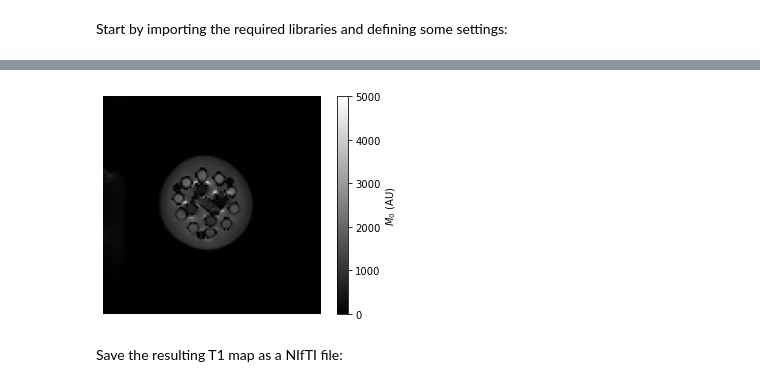
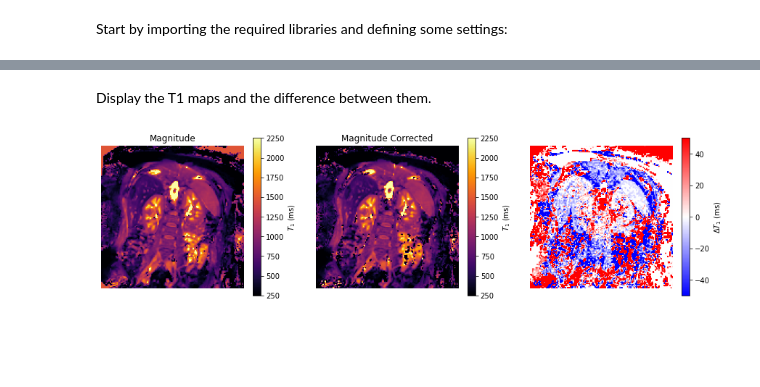
Before and after one commit to UKRIN-MAPS/ukat, a Jupyter notebook: tutorials/t1_calculation.ipynb, the cells around one changed output, grey strips where cells are left out. Cells and saved outputs as stored; diff of their text form; code cells hidden in the pictures; blank space fills up the shorter version.

```diff
--- a/tutorials/t1_calculation.ipynb
+++ b/tutorials/t1_calculation.ipynb
@@ -59,11 +57,0 @@ plt.show()
-# %%
-# Display the M0 map
-im = plt.imshow(t1_results.m0_map[..., 0], cmap='gray', clim=(0, 5000))
-cb = plt.colorbar(im)
-cb.set_label('$M_0$ (AU)')
-plt.axis('off')
-plt.show()
-# %% [output]
-[figure, removed]
-# %% [markdown]
-Save the resulting T1 map as a NIfTI file:
@@ -76,0 +58,31 @@ nib.save(t1_nifti_object_philips, OUTPUT_PATH_PHILIPS)
+# %%
+mapper_raw_modulus = T1(magnitude[:, :, 2, :], ti, multithread=True, parameters=2)
+mapper_mag_corrected_modulus = T1(magnitude_corrected[:, :, 2, :], ti, multithread=True, parameters=2)
+# %% [markdown]
+Display the T1 maps and the difference between them.
+# %%
+fig, (ax1, ax2, ax3) = plt.subplots(1, 3, figsize=(15, 4))
+
+# Display the T1 map generated from the raw magnitude data
+im = ax1.imshow(np.rot90(mapper_raw_modulus.t1_map), cmap='inferno', clim=(250, 2250))
+cb = fig.colorbar(im, ax=ax1)
+cb.set_label('$T_1$ (ms)')
+ax1.axis('off')
+ax1.set_title('Magnitude')
+
+# Display the T1 map generated from the magnitude corrected data
+im = ax2.imshow(np.rot90(mapper_mag_corrected_modulus.t1_map), cmap='inferno', clim=(250, 2250))
+cb = fig.colorbar(im, ax=ax2)
+cb.set_label('$T_1$ (ms)')
+ax2.axis('off')
+ax2.set_title('Magnitude Corrected')
+
+# Display the difference between the two T1 mapping methods
+im = ax3.imshow(np.rot90(mapper_raw_modulus.t1_map - mapper_mag_corrected_modulus.t1_map), cmap='bwr', clim=(-50, 50))
+cb = fig.colorbar(im, ax=ax3)
+cb.set_label('$\Delta T_1$ (ms)')
+ax3.axis('off')
+
+plt.show()
+# %% [output]
+[figure, added]
```
Also changed, not shown: parts of 16 cells of this notebook, 1 other file.
